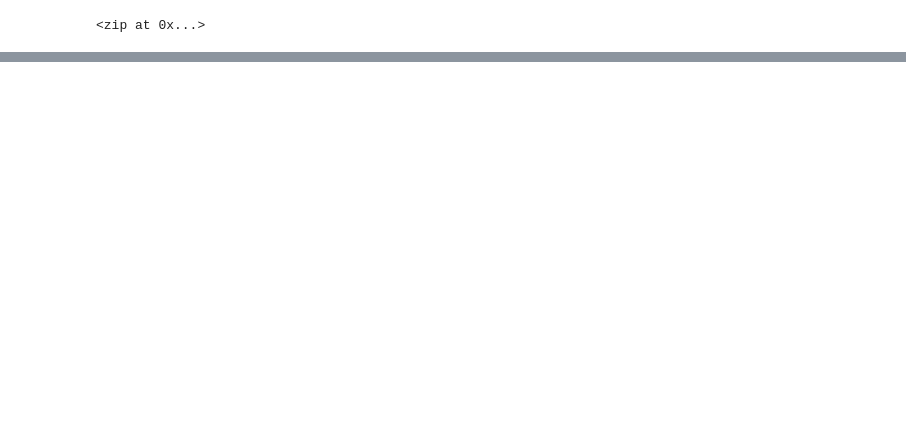
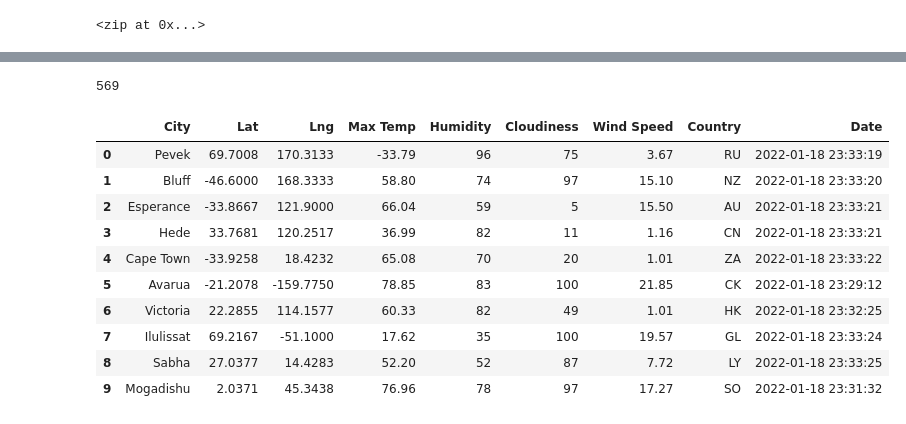
Before and after one commit to Steven-Woodring/World_Weather_Analysis, a Jupyter notebook: WeatherPy.ipynb, the cells around one changed output, grey strips where cells are left out. Saved outputs shown, nothing was run; the diff lists cells and outputs as text; code cells hidden in the pictures; blank space fills up the shorter version.

Commit message:
Updating gitignore and WeatherPy

```diff
--- a/WeatherPy.ipynb
+++ b/WeatherPy.ipynb
@@ -31,0 +35,3 @@ len(cities)
+# %%
+# Starting URL for Weather Map API Call.
+url = "http://api.openweathermap.org/data/2.5/weather?units=Imperial&APPID=" + weather_api_key
@@ -31,0 +134,20 @@ len(cities)
+# %%
+len(city_data)
+# %% [output]
+569
+# %%
+# Convert the array of dictionaries to a Pandas DataFrame.
+city_data_df = pd.DataFrame(city_data)
+city_data_df.head(10)
+# %% [output]
+|  | City | Lat | Lng | Max Temp | Humidity | Cloudiness | Wind Speed | Country | Date |
+| 0 | Pevek | 69.7008 | 170.3133 | -33.79 | 96 | 75 | 3.67 | RU | 2022-01-18 23:33:19 |
+| 1 | Bluff | -46.6000 | 168.3333 | 58.80 | 74 | 97 | 15.10 | NZ | 2022-01-18 23:33:20 |
+| 2 | Esperance | -33.8667 | 121.9000 | 66.04 | 59 | 5 | 15.50 | AU | 2022-01-18 23:33:21 |
+| 3 | Hede | 33.7681 | 120.2517 | 36.99 | 82 | 11 | 1.16 | CN | 2022-01-18 23:33:21 |
+| 4 | Cape Town | -33.9258 | 18.4232 | 65.08 | 70 | 20 | 1.01 | ZA | 2022-01-18 23:33:22 |
+| 5 | Avarua | -21.2078 | -159.7750 | 78.85 | 83 | 100 | 21.85 | CK | 2022-01-18 23:29:12 |
+| 6 | Victoria | 22.2855 | 114.1577 | 60.33 | 82 | 49 | 1.01 | HK | 2022-01-18 23:32:25 |
+| 7 | Ilulissat | 69.2167 | -51.1000 | 17.62 | 35 | 100 | 19.57 | GL | 2022-01-18 23:33:24 |
+| 8 | Sabha | 27.0377 | 14.4283 | 52.20 | 52 | 87 | 7.72 | LY | 2022-01-18 23:33:25 |
+| 9 | Mogadishu | 2.0371 | 45.3438 | 76.96 | 78 | 97 | 17.27 | SO | 2022-01-18 23:31:32 |
```
Also changed, not shown: parts of 7 cells of this notebook, 1 other file.
